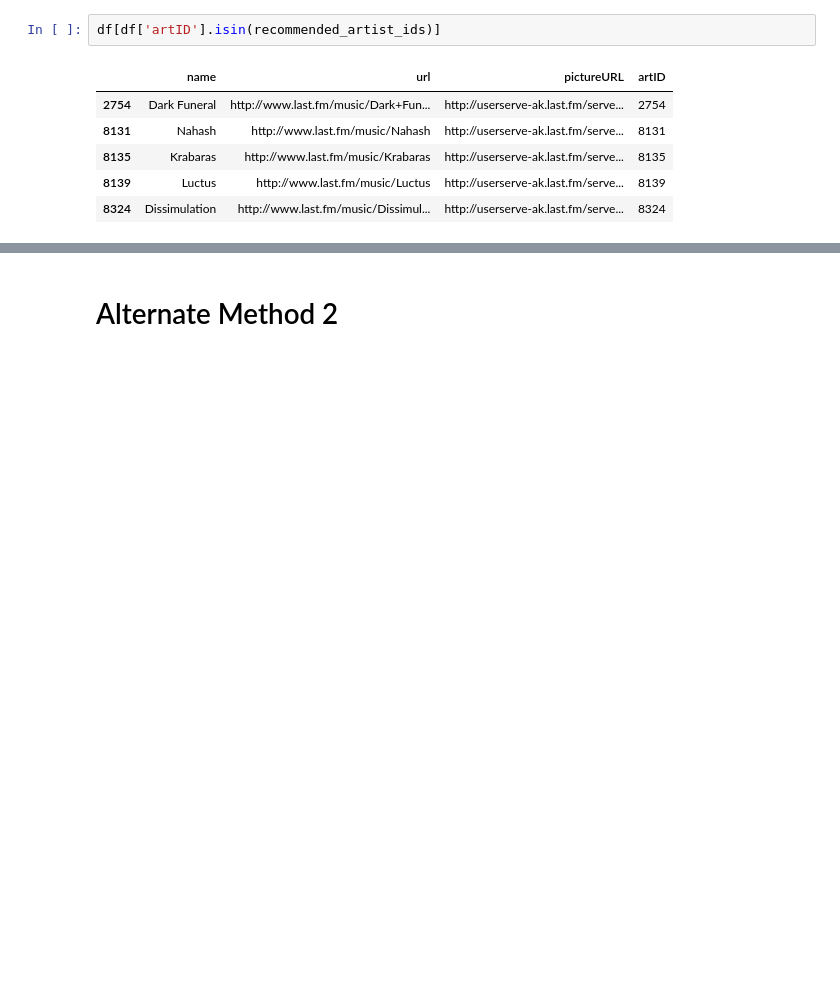
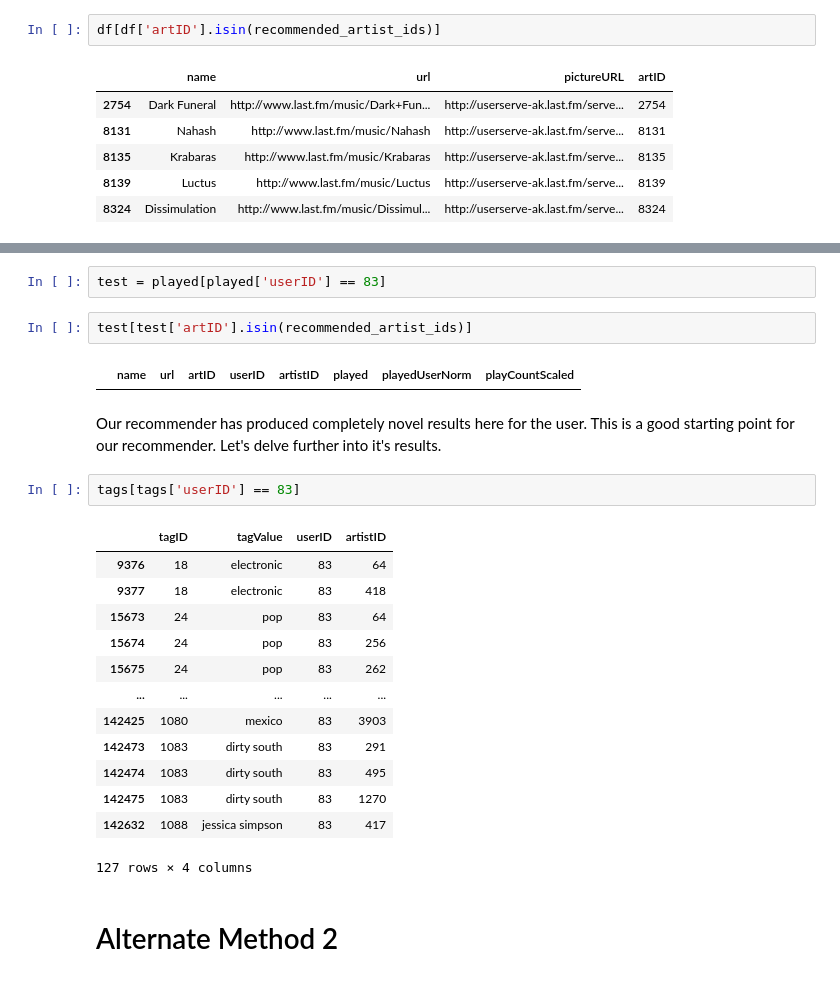
Before and after one commit to kiansweeney11/Ca4015-final-assignment, a Jupyter notebook: recommender.ipynb, the cells around one changed output, grey strips where cells are left out. Saved outputs shown, nothing was run; the diff lists cells and outputs as text; blank space fills up the shorter version.

```diff
--- a/recommender.ipynb
+++ b/recommender.ipynb
@@ -1535,3 +1525,27 @@ df[df['artID'].isin(recommended_artist_ids)]
+# %%
+test = played[played['userID'] == 83]
+# %%
+test[test['artID'].isin(recommended_artist_ids)]
+# %% [output]
+|  | name | url | artID | userID | artistID | played | playedUserNorm | playCountScaled |
+# %% [markdown]
+Our recommender has produced completely novel results here for the user. This is a good starting point for our recommender. Let's delve further into it's results.
+# %%
+tags[tags['userID'] == 83]
+# %% [output]
+|  | tagID | tagValue | userID | artistID |
+| 9376 | 18 | electronic | 83 | 64 |
+| 9377 | 18 | electronic | 83 | 418 |
+| 15673 | 24 | pop | 83 | 64 |
+| 15674 | 24 | pop | 83 | 256 |
+| 15675 | 24 | pop | 83 | 262 |
+| ... | ... | ... | ... | ... |
+| 142425 | 1080 | mexico | 83 | 3903 |
+| 142473 | 1083 | dirty south | 83 | 291 |
+| 142474 | 1083 | dirty south | 83 | 495 |
+| 142475 | 1083 | dirty south | 83 | 1270 |
+| 142632 | 1088 | jessica simpson | 83 | 417 |
+127 rows × 4 columns
 # %% [markdown]
 # Alternate Method 2
 # %%
```
Also changed, not shown: parts of 23 cells of this notebook.
